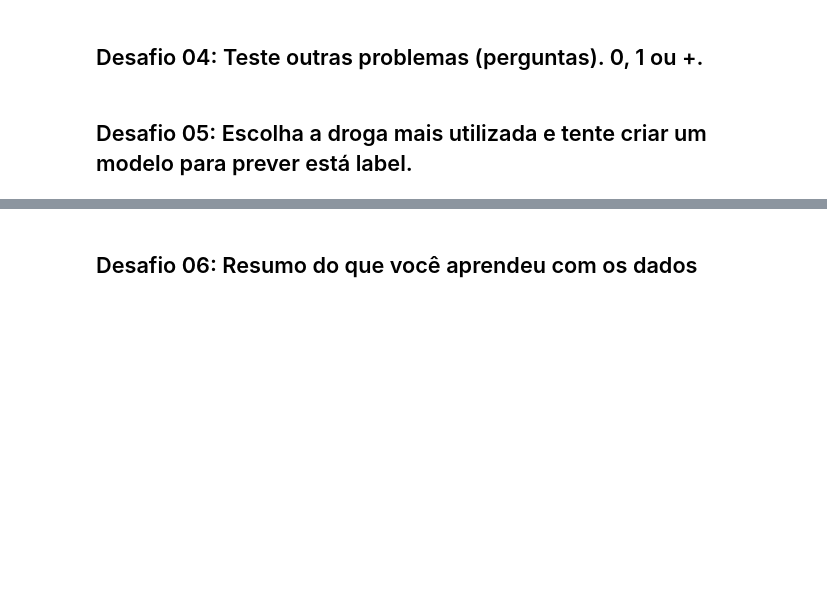
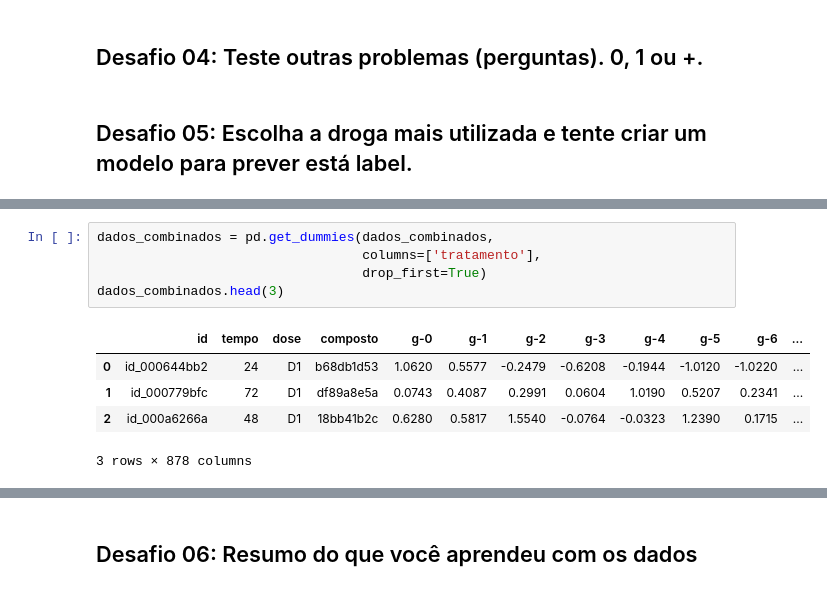
Before and after one commit to LucasDatilioCarderelli/ImersaoDados3, a Jupyter notebook: Aula_05.ipynb, the cells around one changed output, grey strips where cells are left out. Drawn from its saved outputs; the diff is of its cells as text; blank space fills up the shorter version.

```diff
--- a/Aula_05.ipynb
+++ b/Aula_05.ipynb
@@ -572,0 +633,11 @@ tpot.export('tpot_pipeline.py')
+# %%
+dados_combinados = pd.get_dummies(dados_combinados,
+                                  columns=['tratamento'],
+                                  drop_first=True)
+dados_combinados.head(3)
+# %% [output]
+|  | id | tempo | dose | composto | g-0 | g-1 | g-2 | g-3 | g-4 | g-5 | g-6 | ... |
+| 0 | id_000644bb2 | 24 | D1 | b68db1d53 | 1.0620 | 0.5577 | -0.2479 | -0.6208 | -0.1944 | -1.0120 | -1.0220 | ... |
+| 1 | id_000779bfc | 72 | D1 | df89a8e5a | 0.0743 | 0.4087 | 0.2991 | 0.0604 | 1.0190 | 0.5207 | 0.2341 | ... |
+| 2 | id_000a6266a | 48 | D1 | 18bb41b2c | 0.6280 | 0.5817 | 1.5540 | -0.0764 | -0.0323 | 1.2390 | 0.1715 | ... |
+3 rows × 878 columns
```
Also changed, not shown: parts of 9 cells of this notebook.
